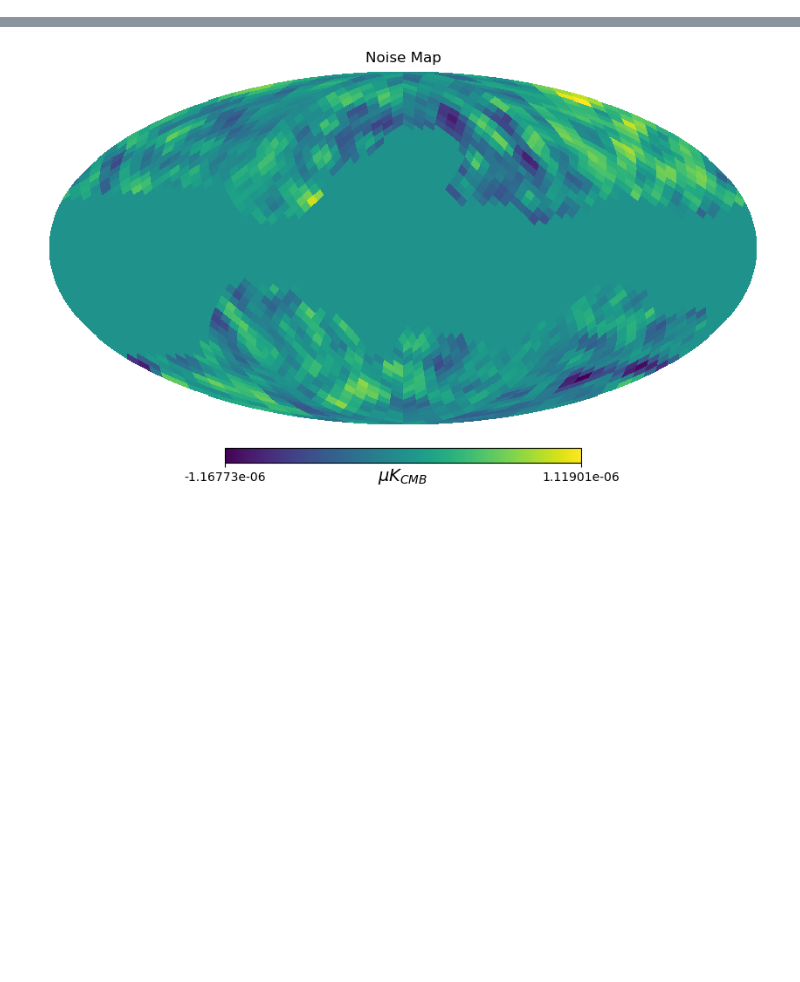
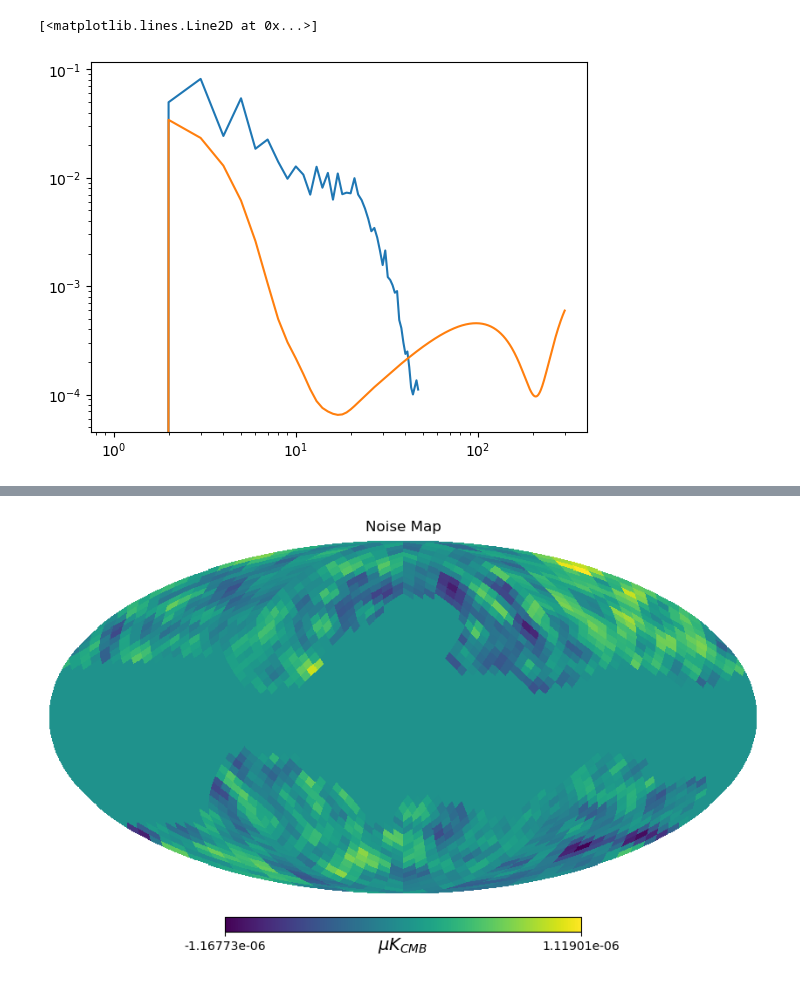
Before and after one commit to antolonappan/taunet, a Jupyter notebook: Notebooks/ncm.ipynb, the cells around one changed output, grey strips where cells are left out. Drawn from its saved outputs; the diff is of its cells as text; code cells hidden in the pictures; blank space fills up the shorter version.

```diff
--- a/Notebooks/ncm.ipynb
+++ b/Notebooks/ncm.ipynb
@@ -11,2 +16,12 @@ from taunet.ncm import NoiseModel
 # %%
 ncm = NoiseModel()
+# %%
+e = ncm.Emode(23,unit='K')
+# %%
+cmb = CMBspectra()
+# %%
+plt.loglog(hp.alm2cl(e)*1e12,label='E')
+plt.loglog(cmb.EE,label='T')
+# %% [output]
+[<matplotlib.lines.Line2D at 0x...>]
+[figure, added]
```
Also changed, not shown: parts of 4 cells of this notebook, 3 other files.
